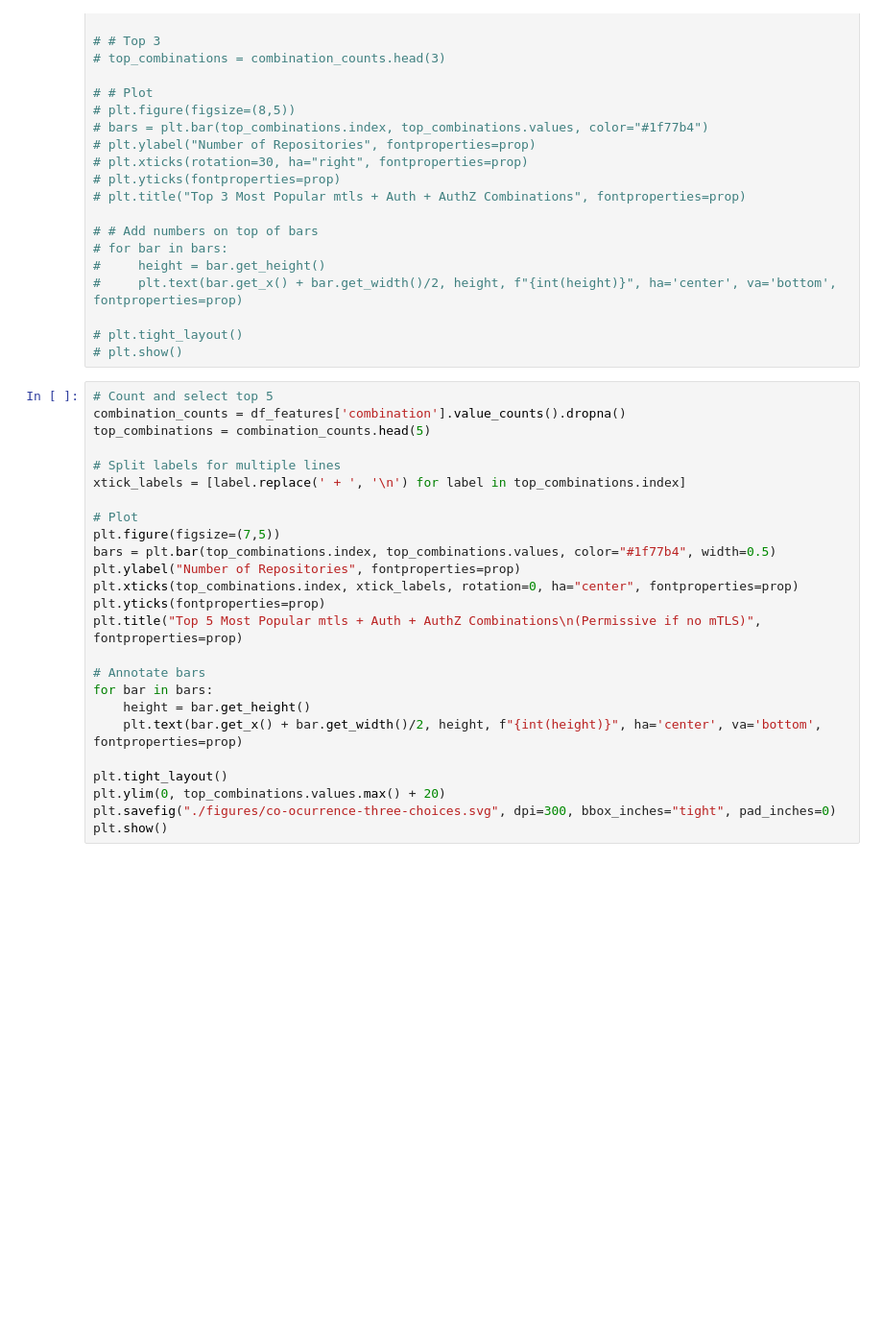
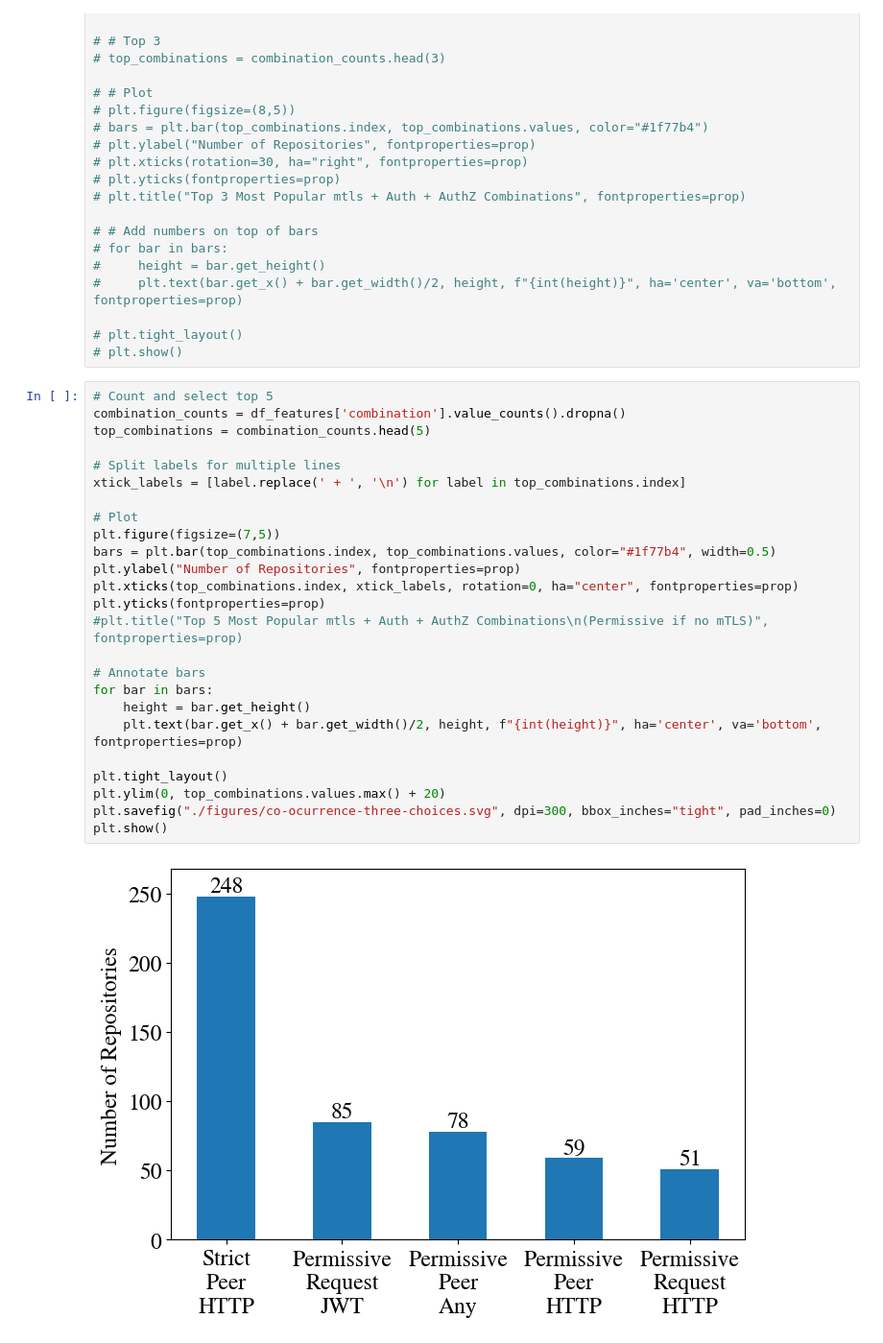
Before and after one commit to THEosusi/istio-security-research-project, a Jupyter notebook: data-analysis/cross.ipynb, the cells around one changed output. Shown at 96% size. Saved outputs shown, nothing was run; the diff lists cells and outputs as text; blank space fills up the shorter version.

```diff
--- a/data-analysis/cross.ipynb
+++ b/data-analysis/cross.ipynb
@@ -574,25 +576,27 @@ plt.show()
 # %%
 # Count and select top 5
 combination_counts = df_features['combination'].value_counts().dropna()
 top_combinations = combination_counts.head(5)
 
 # Split labels for multiple lines
 xtick_labels = [label.replace(' + ', '\n') for label in top_combinations.index]
 
 # Plot
 plt.figure(figsize=(7,5))
 bars = plt.bar(top_combinations.index, top_combinations.values, color="#1f77b4", width=0.5)
 plt.ylabel("Number of Repositories", fontproperties=prop)
 plt.xticks(top_combinations.index, xtick_labels, rotation=0, ha="center", fontproperties=prop)
 plt.yticks(fontproperties=prop)
-plt.title("Top 5 Most Popular mtls + Auth + AuthZ Combinations\n(Permissive if no mTLS)", fontproperties=prop)
+#plt.title("Top 5 Most Popular mtls + Auth + AuthZ Combinations\n(Permissive if no mTLS)", fontproperties=prop)
 
 # Annotate bars
 for bar in bars:
     height = bar.get_height()
     plt.text(bar.get_x() + bar.get_width()/2, height, f"{int(height)}", ha='center', va='bottom', fontproperties=prop)
 
 plt.tight_layout()
 plt.ylim(0, top_combinations.values.max() + 20)
 plt.savefig("./figures/co-ocurrence-three-choices.svg", dpi=300, bbox_inches="tight", pad_inches=0)
 plt.show()
+# %% [output]
+[figure, added]
```
Also changed, not shown: parts of 1 cell of this notebook, 5 other files.
